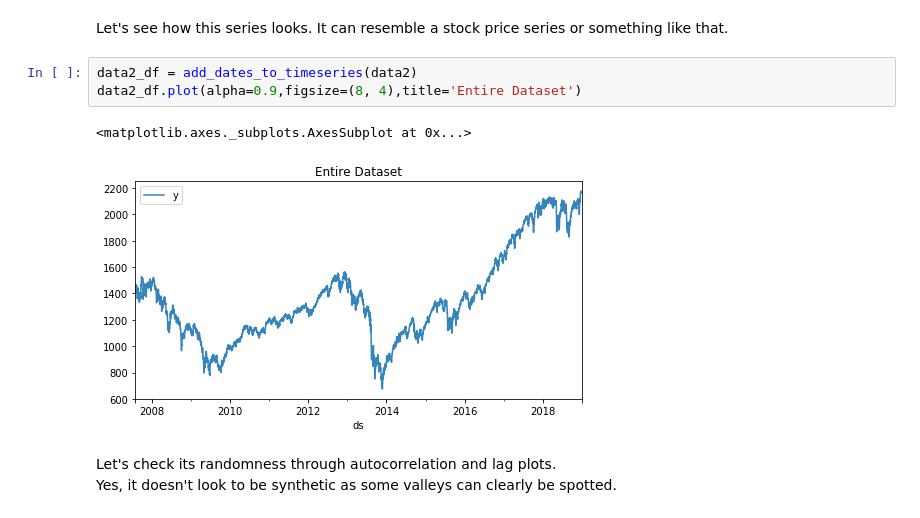
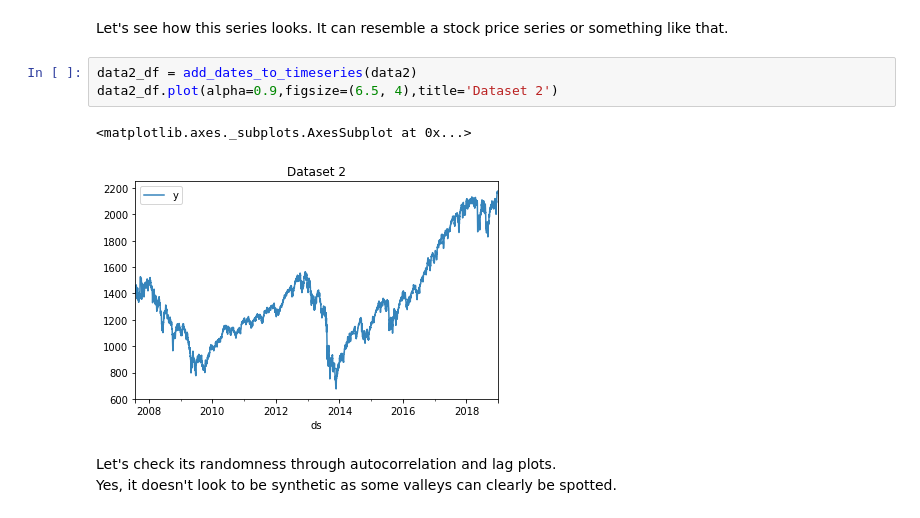
Before and after one commit to bernardoff/ML-Lab, a Jupyter notebook: OLX case study/OLX Case study.ipynb, the cells around one changed output. Drawn from its saved outputs; the diff is of its cells as text.

```diff
--- a/OLX case study/OLX Case study.ipynb
+++ b/OLX case study/OLX Case study.ipynb
@@ -186,10 +194,10 @@ MAE =  0.6468670249595282
 Let's see how this series looks. It can resemble a stock price series or something like that.
 # %%
 data2_df = add_dates_to_timeseries(data2)
-data2_df.plot(alpha=0.9,figsize=(8, 4),title='Entire Dataset')
+data2_df.plot(alpha=0.9,figsize=(6.5, 4),title='Dataset 2')
 # %% [output]
 <matplotlib.axes._subplots.AxesSubplot at 0x...>
-[figure, old version]
+[figure, new version]
 # %% [markdown]
 Let's check its randomness through autocorrelation and lag plots.
 <br> Yes, it doesn't look to be synthetic as some valleys can clearly be spotted.
```
Also changed, not shown: parts of 15 cells of this notebook.
